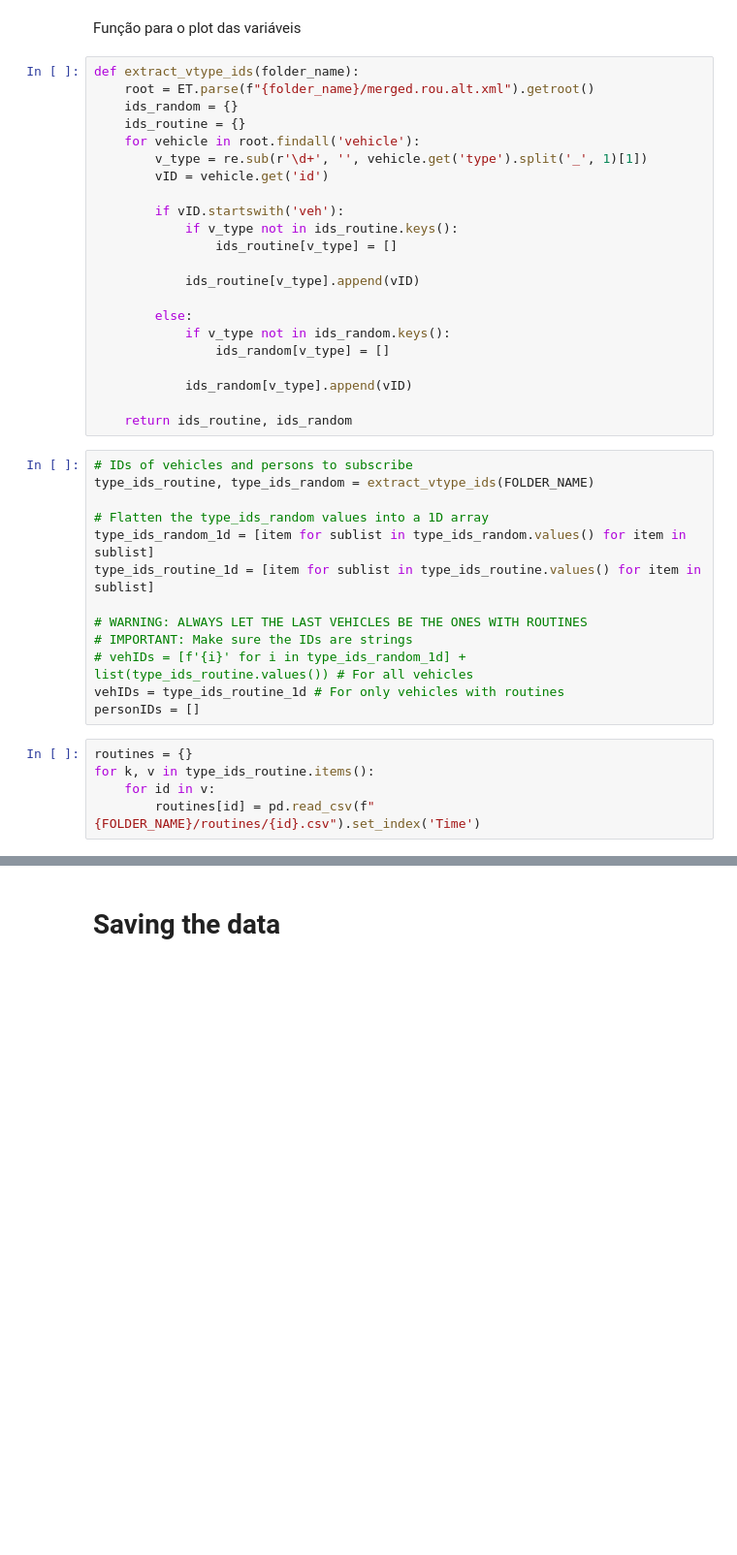
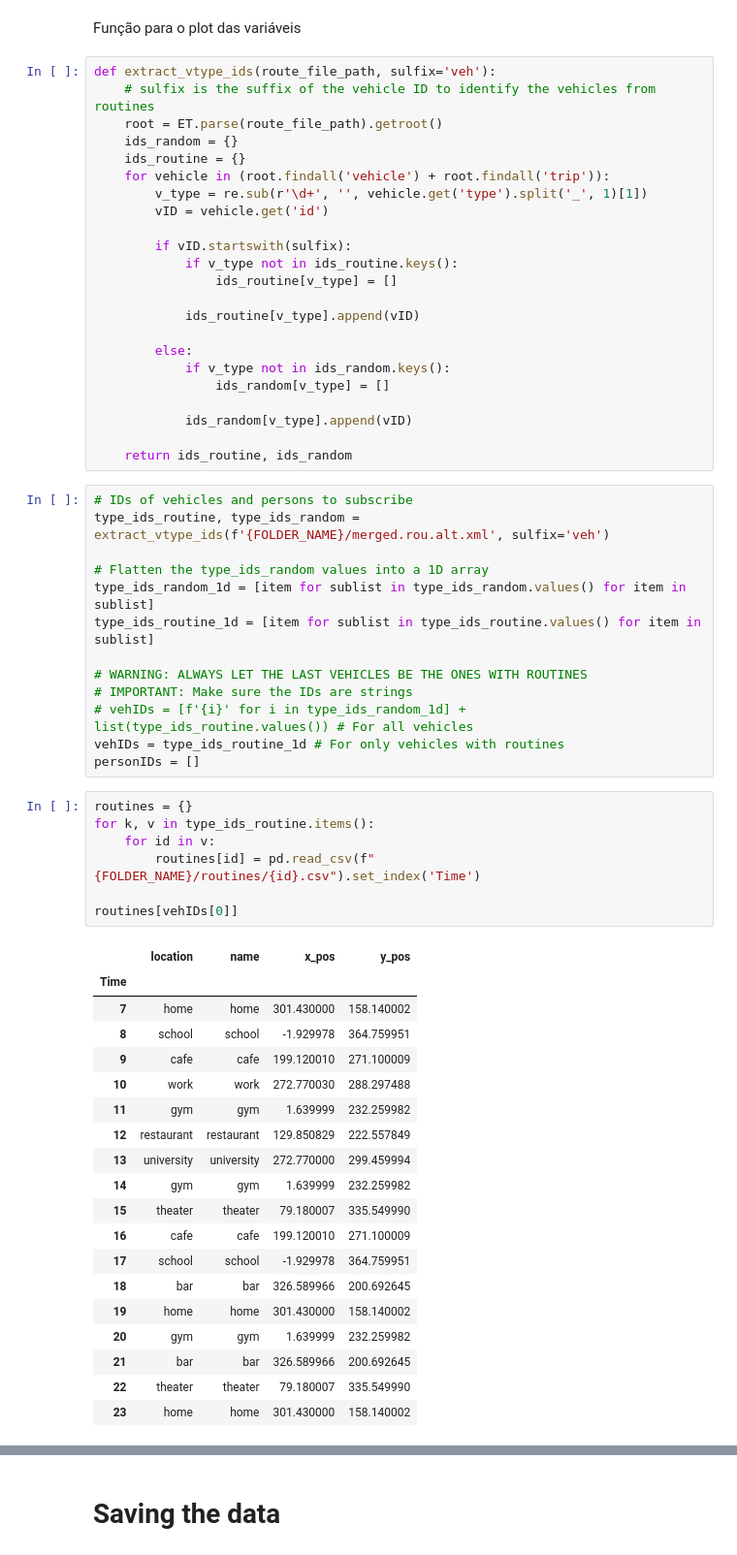
Before and after one commit to H-IAAC/sumo_data_synthesis, a Jupyter notebook: simulationData.ipynb, the cells around one changed output, grey strips where cells are left out. Shown at 97% size. Saved outputs shown, nothing was run; the diff lists cells and outputs as text; blank space fills up the shorter version.

```diff
--- a/simulationData.ipynb
+++ b/simulationData.ipynb
@@ -135,15 +135,16 @@ def get_departure_arrival(variables, ID):
 # %% [markdown]
 Função para o plot das variáveis
 # %%
-def extract_vtype_ids(folder_name):
-    root = ET.parse(f"{folder_name}/merged.rou.alt.xml").getroot()
+def extract_vtype_ids(route_file_path, sulfix='veh'):
+    # sulfix is the suffix of the vehicle ID to identify the vehicles from routines
+    root = ET.parse(route_file_path).getroot()
     ids_random = {}
     ids_routine = {}
-    for vehicle in root.findall('vehicle'):
+    for vehicle in (root.findall('vehicle') + root.findall('trip')):
         v_type = re.sub(r'\d+', '', vehicle.get('type').split('_', 1)[1])
         vID = vehicle.get('id')
 
-        if vID.startswith('veh'):
+        if vID.startswith(sulfix):
             if v_type not in ids_routine.keys():
                 ids_routine[v_type] = []
 
@@ -158,7 +159,7 @@ def extract_vtype_ids(folder_name):
     return ids_routine, ids_random
 # %%
 # IDs of vehicles and persons to subscribe
-type_ids_routine, type_ids_random = extract_vtype_ids(FOLDER_NAME)
+type_ids_routine, type_ids_random = extract_vtype_ids(f'{FOLDER_NAME}/merged.rou.alt.xml', sulfix='veh')
 
 # Flatten the type_ids_random values into a 1D array
 type_ids_random_1d = [item for sublist in type_ids_random.values() for item in sublist]
@@ -172,5 +173,27 @@ personIDs = []
 # %%
 routines = {}
 for k, v in type_ids_routine.items():
     for id in v:
         routines[id] = pd.read_csv(f"{FOLDER_NAME}/routines/{id}.csv").set_index('Time')
+
+routines[vehIDs[0]]
+# %% [output]
+|  | location | name | x_pos | y_pos |
+| Time |  |  |  |  |
+| 7 | home | home | 301.430000 | 158.140002 |
+| 8 | school | school | -1.929978 | 364.759951 |
+| 9 | cafe | cafe | 199.120010 | 271.100009 |
+| 10 | work | work | 272.770030 | 288.297488 |
+| 11 | gym | gym | 1.639999 | 232.259982 |
+| 12 | restaurant | restaurant | 129.850829 | 222.557849 |
+| 13 | university | university | 272.770000 | 299.459994 |
+| 14 | gym | gym | 1.639999 | 232.259982 |
+| 15 | theater | theater | 79.180007 | 335.549990 |
+| 16 | cafe | cafe | 199.120010 | 271.100009 |
+| 17 | school | school | -1.929978 | 364.759951 |
+| 18 | bar | bar | 326.589966 | 200.692645 |
+| 19 | home | home | 301.430000 | 158.140002 |
+| 20 | gym | gym | 1.639999 | 232.259982 |
+| 21 | bar | bar | 326.589966 | 200.692645 |
+| 22 | theater | theater | 79.180007 | 335.549990 |
+| 23 | home | home | 301.430000 | 158.140002 |
```
Also changed, not shown: parts of 6 cells of this notebook, 11 other files.
